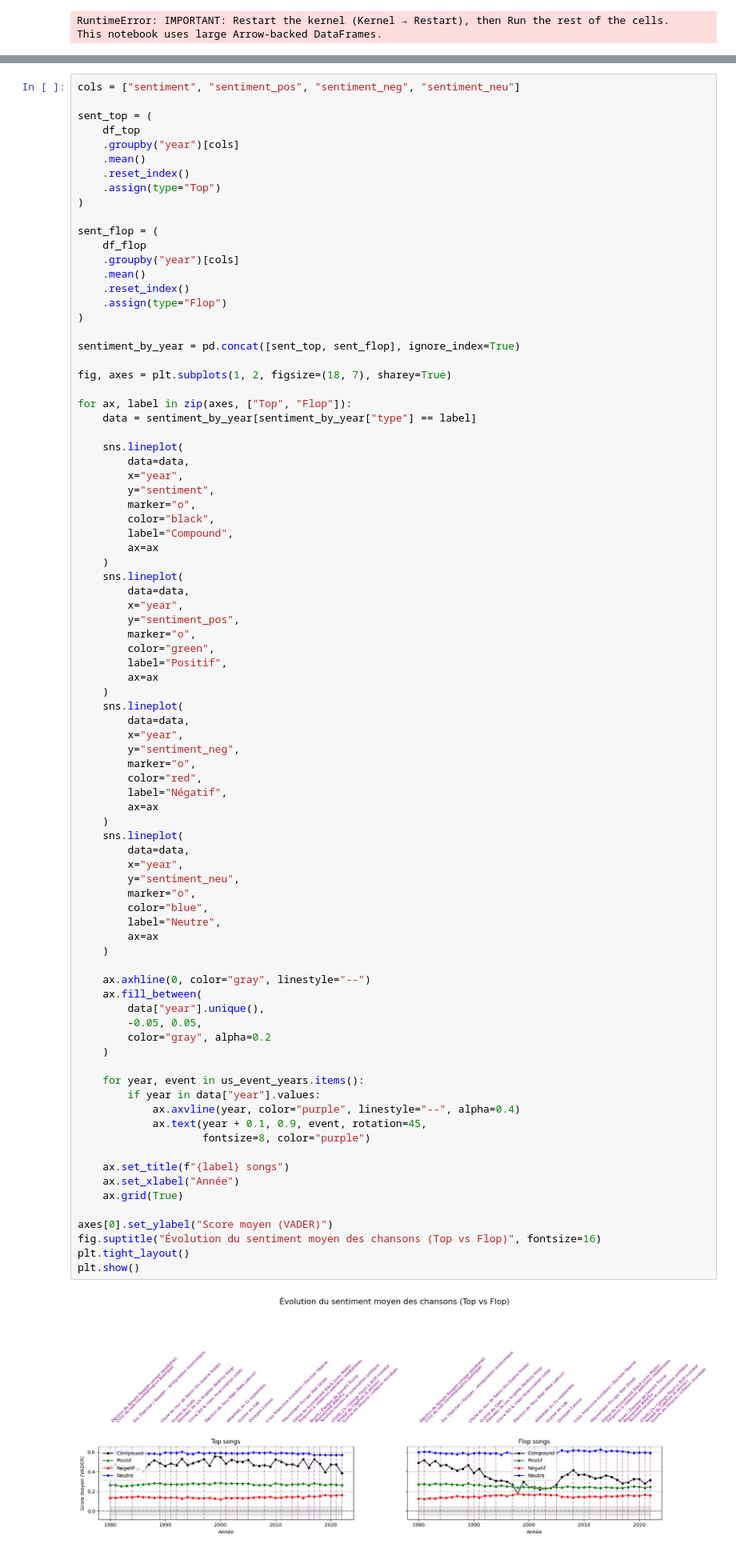
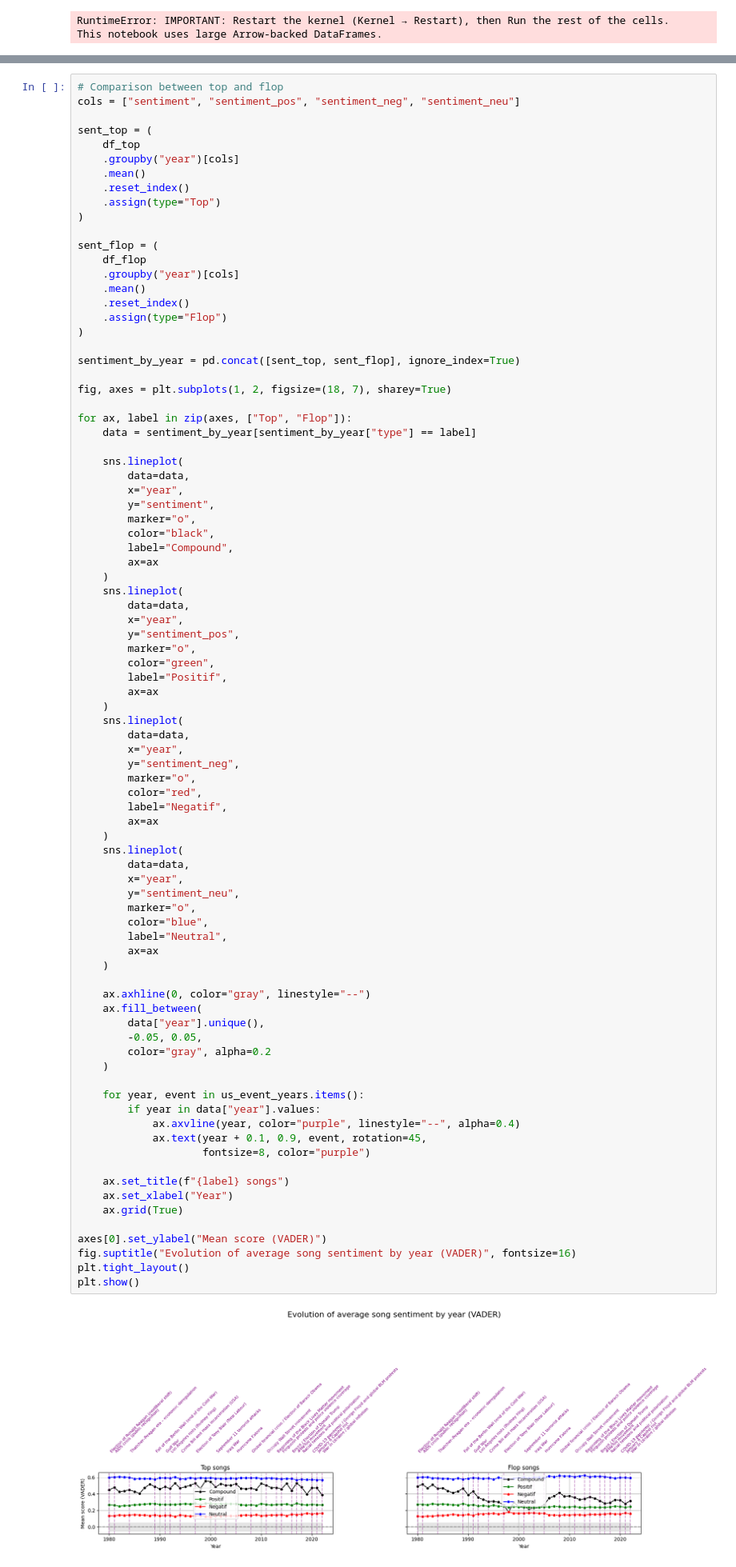
Before and after one commit to Isahrv/nlp_lyrics_analysis, a Jupyter notebook: code_pop.ipynb, the cells around one changed output, grey strips where cells are left out. Shown at 80% size. Drawn from its saved outputs; the diff is of its cells as text.

```diff
--- a/code_pop.ipynb
+++ b/code_pop.ipynb
@@ -582,4 +593,5 @@ plt.show()
 # %%
+# Comparison between top and flop
 cols = ["sentiment", "sentiment_pos", "sentiment_neg", "sentiment_neu"]
 
 sent_top = (
@@ -629,40 +641,40 @@ for ax, label in zip(axes, ["Top", "Flop"]):
         y="sentiment_neg",
         marker="o",
         color="red",
-        label="Négatif",
+        label="Negatif",
         ax=ax
     )
     sns.lineplot(
         data=data,
         x="year",
         y="sentiment_neu",
         marker="o",
         color="blue",
-        label="Neutre",
+        label="Neutral",
         ax=ax
     )
 
     ax.axhline(0, color="gray", linestyle="--")
     ax.fill_between(
         data["year"].unique(),
         -0.05, 0.05,
         color="gray", alpha=0.2
     )
 
     for year, event in us_event_years.items():
         if year in data["year"].values:
             ax.axvline(year, color="purple", linestyle="--", alpha=0.4)
             ax.text(year + 0.1, 0.9, event, rotation=45,
                     fontsize=8, color="purple")
 
     ax.set_title(f"{label} songs")
-    ax.set_xlabel("Année")
+    ax.set_xlabel("Year")
     ax.grid(True)
 
-axes[0].set_ylabel("Score moyen (VADER)")
-fig.suptitle("Évolution du sentiment moyen des chansons (Top vs Flop)", fontsize=16)
+axes[0].set_ylabel("Mean score (VADER)")
+fig.suptitle("Evolution of average song sentiment by year (VADER)", fontsize=16)
 plt.tight_layout()
 plt.show()
 # %% [output]
-[figure, old version]
+[figure, new version]
 # %%
```
Also changed, not shown: parts of 32 cells of this notebook, 3 other files.
